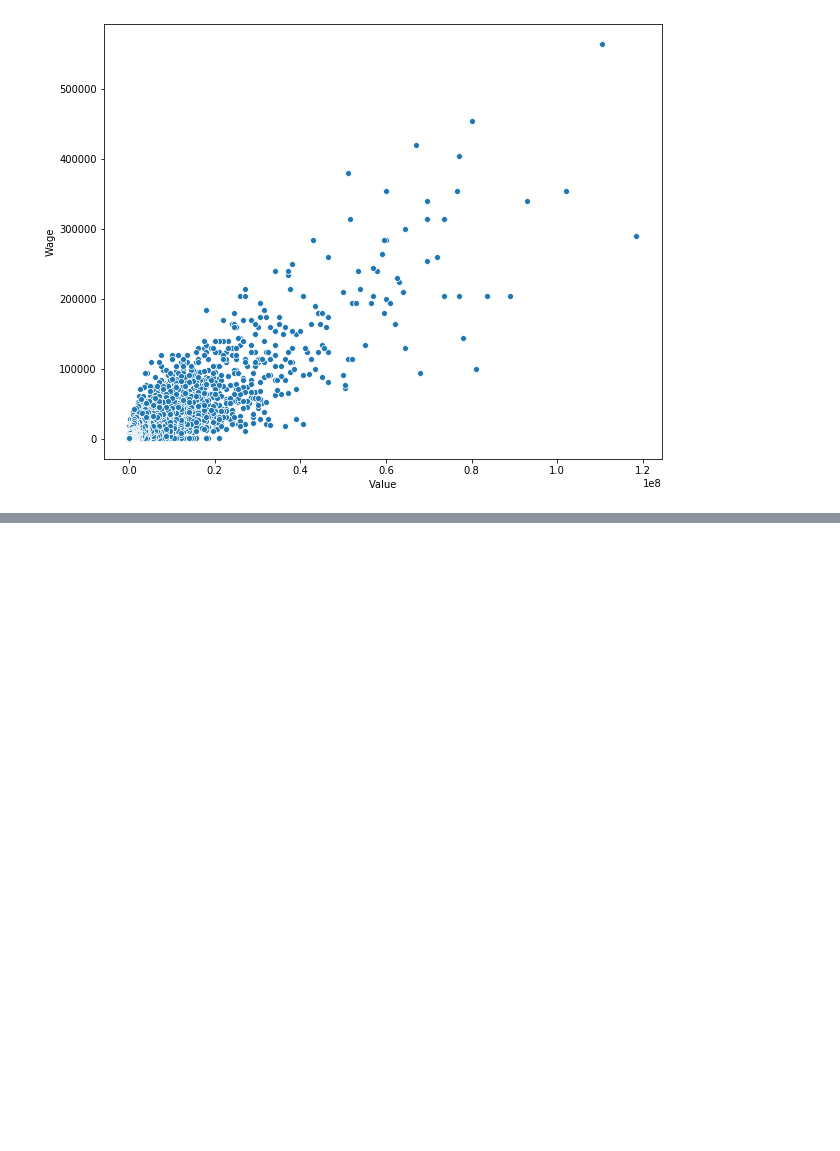
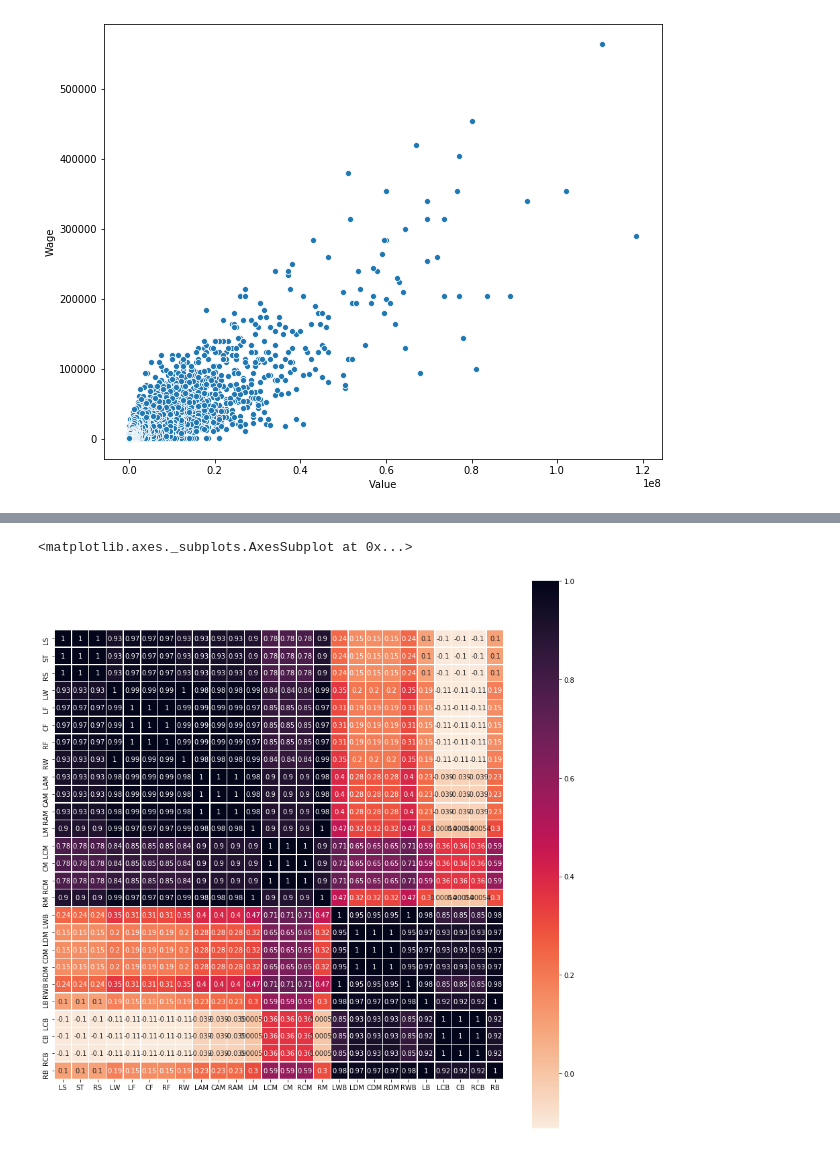
Before and after one commit to danielchen115/underrated-fifa19-players, a Jupyter notebook: fifa19-underrated-players.ipynb, the cells around one changed output, grey strips where cells are left out. Saved outputs shown, nothing was run; the diff lists cells and outputs as text; code cells hidden in the pictures; blank space fills up the shorter version.

```diff
--- a/fifa19-underrated-players.ipynb
+++ b/fifa19-underrated-players.ipynb
@@ -93,0 +95,6 @@ goalies_df.drop('Wage', axis=1)
+# %%
+plt.figure(figsize = (15, 15))
+sns.heatmap(players_df[players_df.columns[9:36]].corr(), annot=True, linewidths=.5, square=True, cmap="rocket_r")
+# %% [output]
+<matplotlib.axes._subplots.AxesSubplot at 0x...>
+[figure, added]
```
Also changed, not shown: parts of 13 cells of this notebook.
